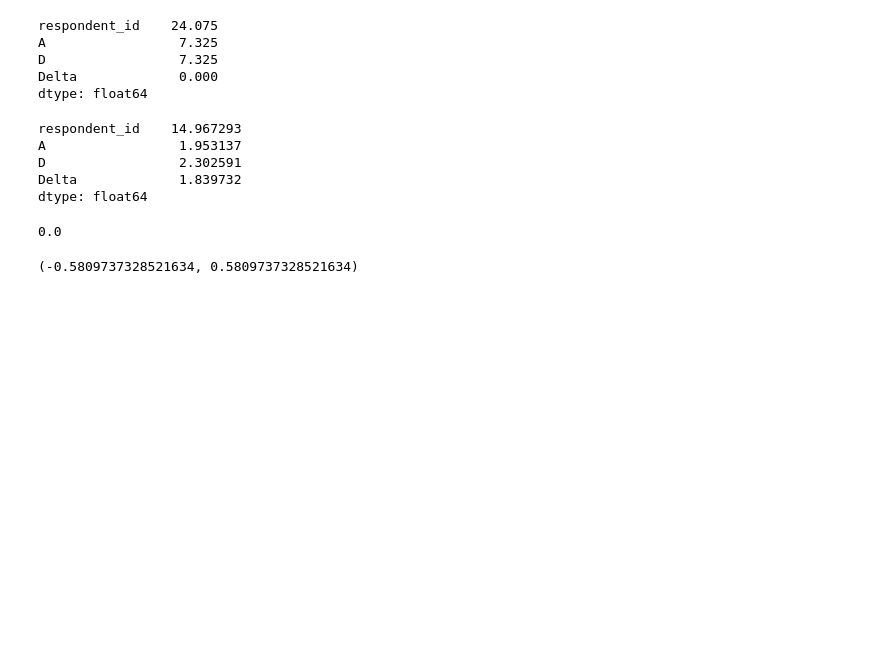
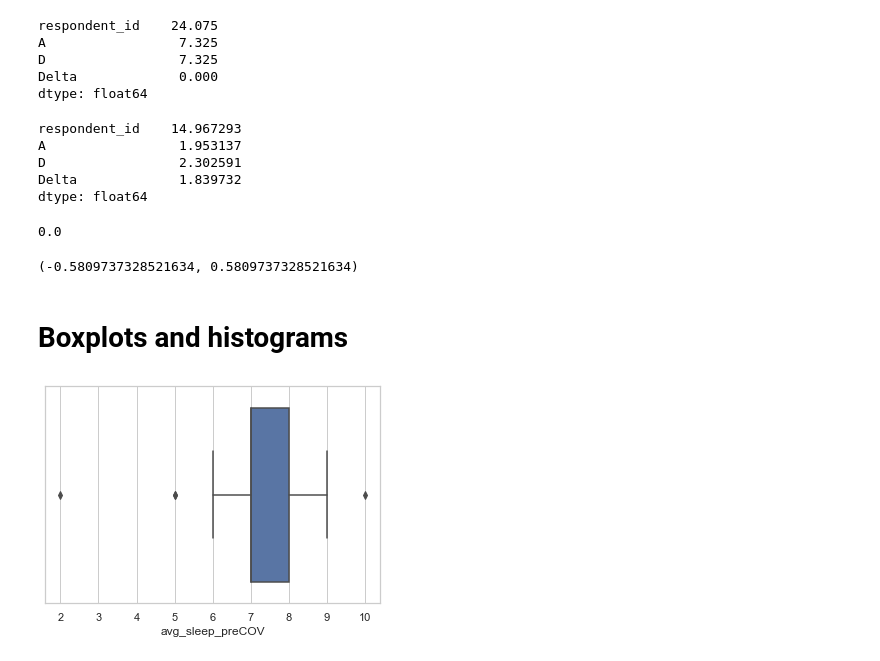
Before and after one commit to cfmago/Project-Week-6, a Jupyter notebook: your-project/week-6-project-plots.ipynb, the cells around one changed output. Drawn from its saved outputs; the diff is of its cells as text; code cells hidden in the pictures; blank space fills up the shorter version.

```diff
--- a/your-project/week-6-project-plots.ipynb
+++ b/your-project/week-6-project-plots.ipynb
@@ -455,3 +478,19 @@ t_dist.interval(0.95)
 # %% [output]
 0.0
 (-0.5809737328521634, 0.5809737328521634)
+# %% [markdown]
+# Boxplots and histograms
+# %%
+# sleep pre-Cov
+
+x = data['avg_sleep_preCOV']
+
+sns.set(style="whitegrid")
+
+ax = sns.boxplot(x, palette="deep")
+
+plt.savefig('Figures/sleep_postCOV_box.jpg')
+
+plt.show()
+# %% [output]
+[figure, added]
```
Also changed, not shown: parts of 15 cells of this notebook, 18 other files.
